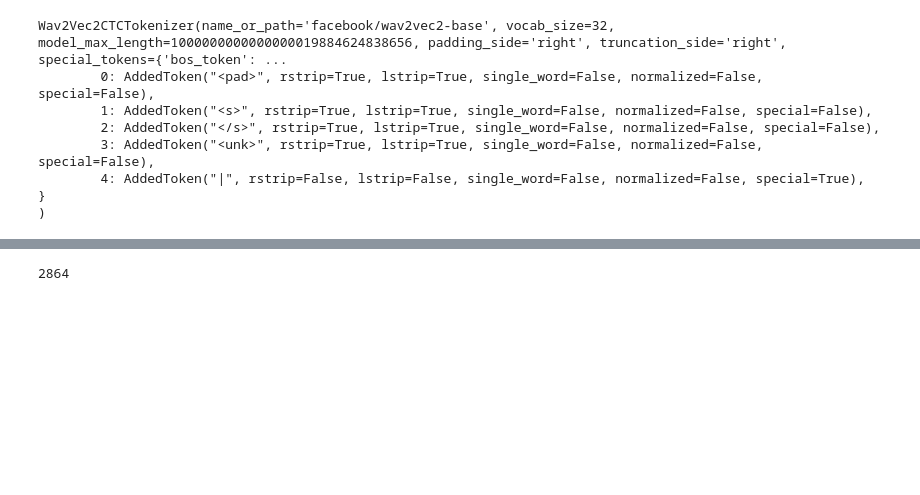
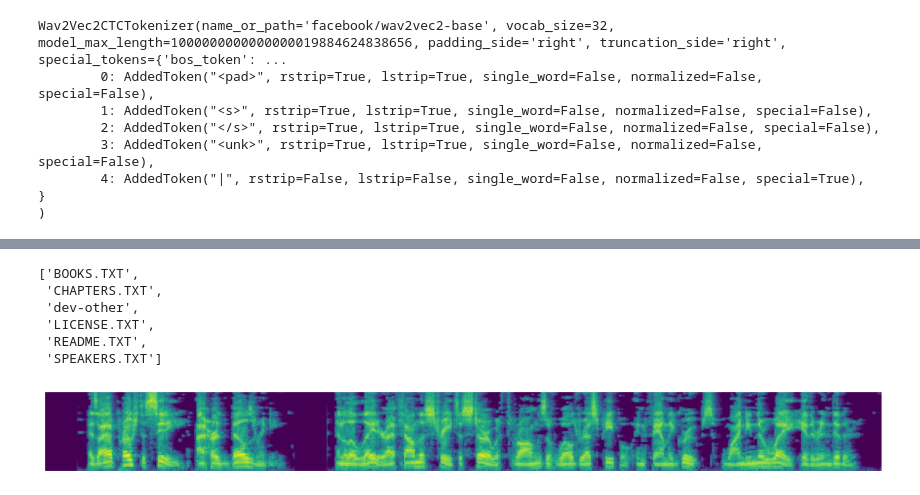
Before and after one commit to huyendt1610/speech-to-text, a Jupyter notebook: libri_data_set.ipynb, the cells around one changed output, grey strips where cells are left out. Cells and saved outputs as stored; diff of their text form; code cells hidden in the pictures; blank space fills up the shorter version.

Commit message:
add intro to audio

```diff
--- a/libri_data_set.ipynb
+++ b/libri_data_set.ipynb
@@ -31,3 +53,12 @@ tokenizer.vocab
+# %%
+os.listdir("C:/Users/HuyenDT/Downloads/LibriSpeech")
+# %% [output]
+['BOOKS.TXT',
+ 'CHAPTERS.TXT',
+ 'dev-other',
+ 'LICENSE.TXT',
+ 'README.TXT',
+ 'SPEAKERS.TXT']
 # %%
 class LibrispeechDataset(Dataset):
     def __init__(self,
@@ -48,36 +79,95 @@ class LibrispeechDataset(Dataset):
 
             for speaker in os.listdir(path_to_split):
                 path_to_speaker = os.path.join(path_to_split, speaker)
                 # print(speaker)
 
                 for section in os.listdir(path_to_speaker):
                     path_to_section = os.path.join(path_to_speaker, section)
                     files = os.listdir(path_to_section)
 
                     transcript_file = [path for path in files if ".txt" in path][0]
                     with open(os.path.join(path_to_section, transcript_file), "r") as f:
                         transcripts = f.readlines()
 
                     for line in transcripts:
                         split_line = line.split() # default is space => return an array
                         audio_root = split_line[0]
                         audio_file = audio_root + ".flac"
                         full_path_to_audio_file = os.path.join(path_to_section, audio_file)
                         transcript = " ".join(split_line[1:]).strip()
 
                         self.librispeech_data.append(
                             (full_path_to_audio_file, transcript)
                         )
         # print(len(self.librispeech_data))
-        # Create a transform to transfrom the audio waveform → Mel Spectrogram.
+        # Create a transform to transfrom the audio waveform → Mel Spectrogram: display Frequency by time (Time × Frequency)
         # Waveform (1D signal) => STFT (Fourier Transform) -> Mel scaling -> Mel Spectrogram (2D tensor)
         # Mel scale: based on how people can hear the voice to separate into level (is log(Hz))
-        self.audio2mels = T.MelSpectrogram(
-            sampling_rate = sampling_rate, # tấn suất lấy mẫu của audio: esim: 16000 Hz = 1 giây có 16000 mẫu
+        # n_fft?, window_size? window_fn: torch.hann_window
+        self.audio2mels = T.MelSpectrogram( # default n_fft & hanning_window
+            sample_rate = sampling_rate, # tấn suất lấy mẫu của audio: esim: 16000 Hz = 1 giây có 16000 mẫu
             n_mels=80 # Mel filter banks: (optimal value) Output sẽ có 80 hàng (80 tần số mel), => chia trục tần số thành 80 dải Mel.
-            # 40: lost data, 128-256: heavy, more RAM, and training time
+                      # 40: lost data, 128-256: heavy, more RAM, and training time,
         )
 
-data = LibrispeechDataset("C:/Users/HuyenDT/Downloads/LibriSpeech")
+        self.amp2db = T.AmplitudeToDB(
+            top_db=80.0
+        )
+
+
+    def __len__(self):
+        '''
+        __len__:
+            - DataLoader biết dataset có bao nhiêu mẫu
+            - Tính số batch
+            - Shuffle đúng cách
+        '''
+        return len(self.librispeech_data)
+
+    def __getitem__(self, index):
+        path_to_audio, transcript = self.librispeech_data[index]
+        audio, orig_sr = torchaudio.load(path_to_audio, normalize=True) #normalize: true, convert into [-1, 1], normalize: false, audio bit is between [0, 255]
+        if orig_sr != self.sampling_rate:
+            audio = torchaudio.functional.resample(audio, orig_freq=orig_sr, new_freq=self.sampling_rate) # re-sample to 16.000
+
+        # audio: waveform
+        mel = self.audio2mels(audio) # to MelSpectrogram
+        # print(audio.shape) => [1, 170400]
+        # print(mel.shape)
+        # => [1, 80, 853]: 80 bins,
+        # 853 time steps: after sliding window of hann_window (400 windowsize with 200 overlap default value)
+
+        mel = self.amp2db(mel) # to amplitude to Decibel => see diff frequencies lighting up at the diff time steps
+
+        # plt.figure(figsize=(15,5))
+        # plt.imshow(mel[0])
+        # plt.show()
+
+        mel = (mel - mel.mean())/(mel.std() + 1e-6) # 1e-6 to avoid deviding by zero, to nomalize
+
+        tokenized_transcript = torch.tensor(tokenizer.encode(transcript))
+        # print(transcript)
+        # print(tokenized_transcript)
+
+        sample = {
+            "input_values": mel[0].T, # to feed time dimension first, then feature dimension after
+            "labels": tokenized_transcript,
+            "audio": audio,
+            "transcript": transcript
+        }
+        return sample
+
+
+# Load a sample and visualize
+dataset = LibrispeechDataset("C:/Users/HuyenDT/Downloads/LibriSpeech", include_splits = ["dev-other"])
+
+sample =next(iter(dataset))
+
+# visualize (and flip so low frequencies are at the bottom)
+plt.figure(figsize=(15, 5))
+plt.imshow(sample["input_values"].T)
+plt.axis("off")
+plt.gca().invert_yaxis() # gca: Get Current Axes
+plt.show()
 # %% [output]
-2864
+[figure, added]
```
Also changed, not shown: parts of 20 cells of this notebook, 4 other files.
